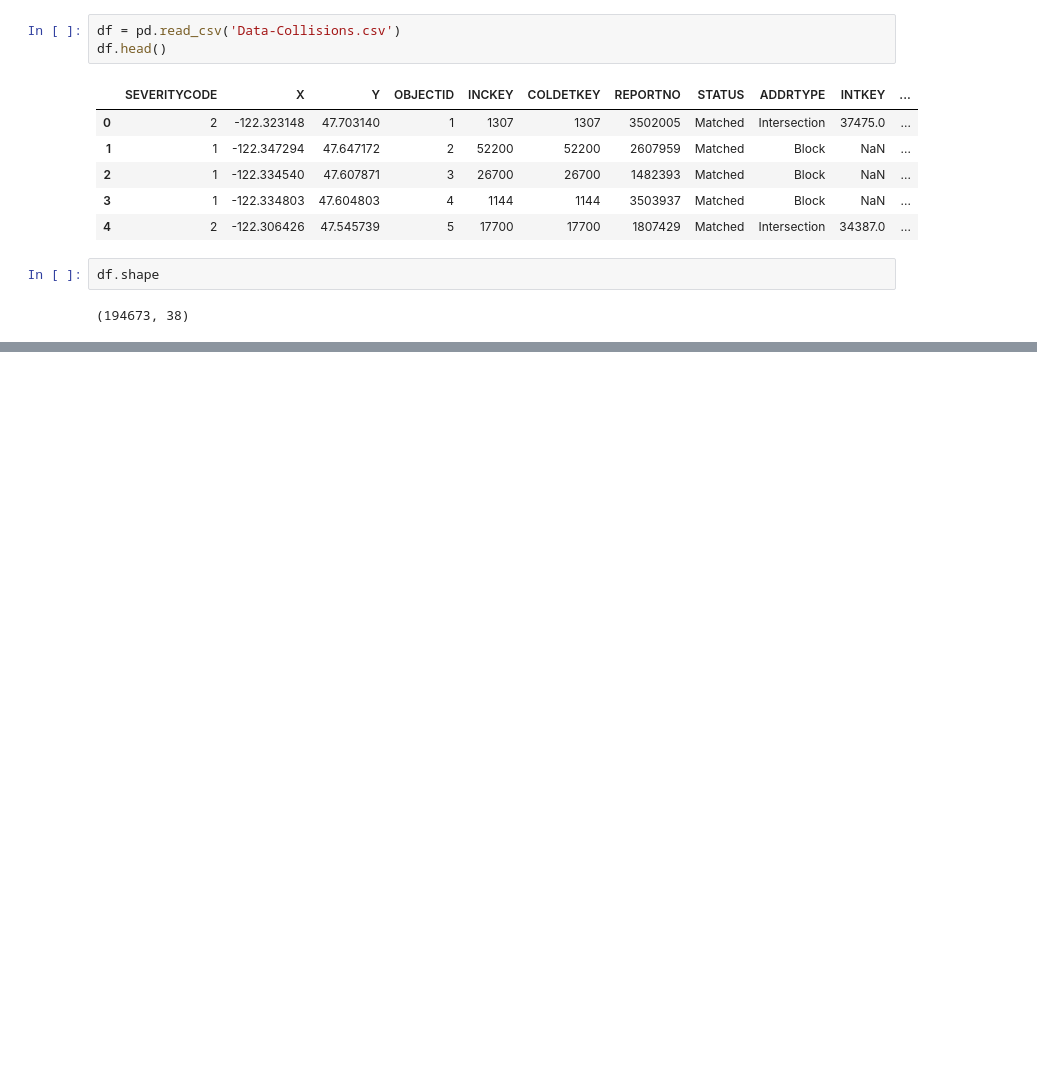
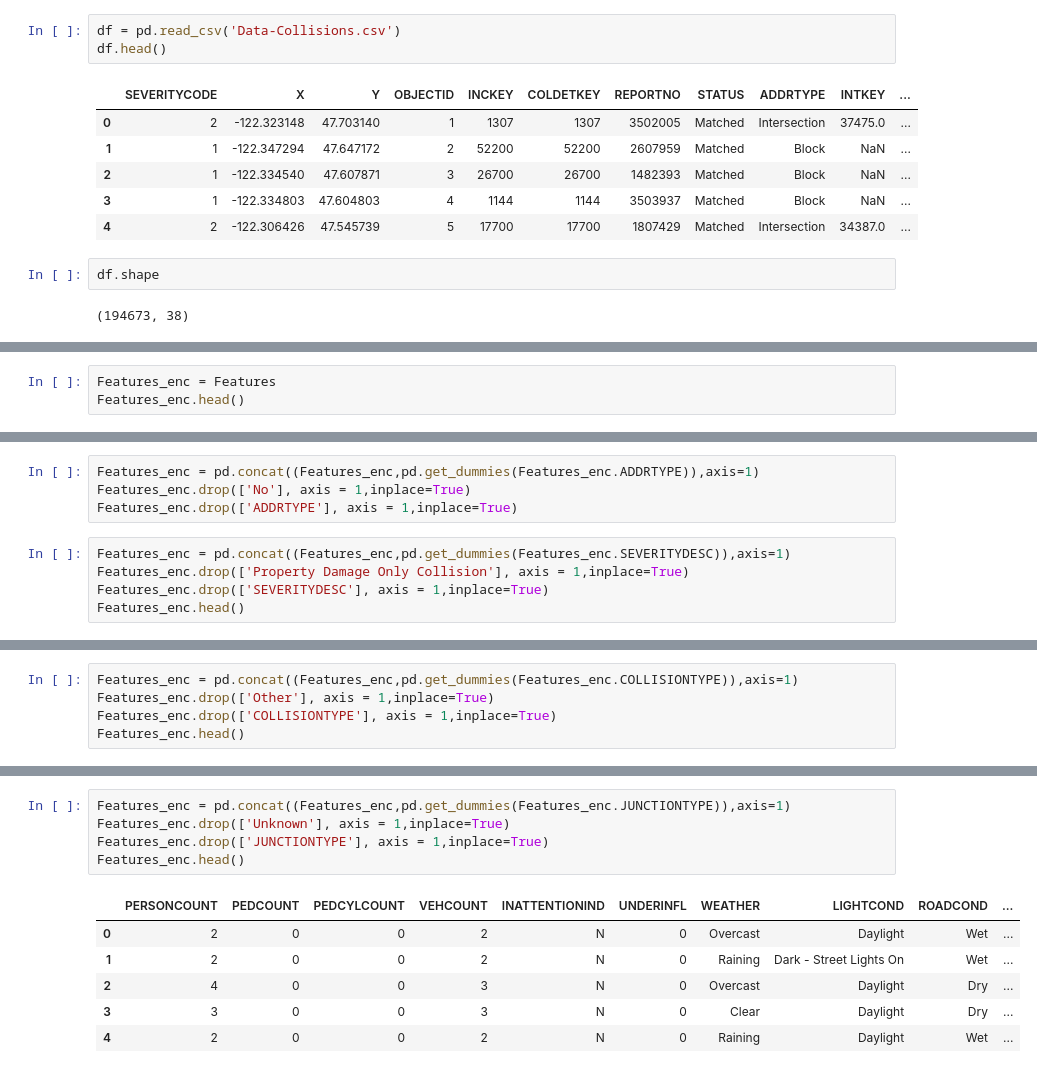
Before and after one commit to DomStue/Coursera_Capstone, a Jupyter notebook: Capstone.ipynb, the cells around one changed output, grey strips where cells are left out. Cells and saved outputs as stored; diff of their text form; blank space fills up the shorter version.

```diff
--- a/Capstone.ipynb
+++ b/Capstone.ipynb
@@ -78,0 +289,3 @@ Name: ROADCOND, dtype: object
+# %%
+Features_enc = Features
+Features_enc.head()
@@ -78,0 +313,9 @@ Name: ROADCOND, dtype: object
+# %%
+Features_enc = pd.concat((Features_enc,pd.get_dummies(Features_enc.ADDRTYPE)),axis=1)
+Features_enc.drop(['No'], axis = 1,inplace=True)
+Features_enc.drop(['ADDRTYPE'], axis = 1,inplace=True)
+# %%
+Features_enc = pd.concat((Features_enc,pd.get_dummies(Features_enc.SEVERITYDESC)),axis=1)
+Features_enc.drop(['Property Damage Only Collision'], axis = 1,inplace=True)
+Features_enc.drop(['SEVERITYDESC'], axis = 1,inplace=True)
+Features_enc.head()
@@ -78,0 +329,5 @@ Name: ROADCOND, dtype: object
+# %%
+Features_enc = pd.concat((Features_enc,pd.get_dummies(Features_enc.COLLISIONTYPE)),axis=1)
+Features_enc.drop(['Other'], axis = 1,inplace=True)
+Features_enc.drop(['COLLISIONTYPE'], axis = 1,inplace=True)
+Features_enc.head()
@@ -78,0 +341,12 @@ Name: ROADCOND, dtype: object
+# %%
+Features_enc = pd.concat((Features_enc,pd.get_dummies(Features_enc.JUNCTIONTYPE)),axis=1)
+Features_enc.drop(['Unknown'], axis = 1,inplace=True)
+Features_enc.drop(['JUNCTIONTYPE'], axis = 1,inplace=True)
+Features_enc.head()
+# %% [output]
+|  | PERSONCOUNT | PEDCOUNT | PEDCYLCOUNT | VEHCOUNT | INATTENTIONIND | UNDERINFL | WEATHER | LIGHTCOND | ROADCOND | ... |
+| 0 | 2 | 0 | 0 | 2 | N | 0 | Overcast | Daylight | Wet | ... |
+| 1 | 2 | 0 | 0 | 2 | N | 0 | Raining | Dark - Street Lights On | Wet | ... |
+| 2 | 4 | 0 | 0 | 3 | N | 0 | Overcast | Daylight | Dry | ... |
+| 3 | 3 | 0 | 0 | 3 | N | 0 | Clear | Daylight | Dry | ... |
+| 4 | 2 | 0 | 0 | 2 | N | 0 | Raining | Daylight | Wet | ... |
```
Also changed, not shown: parts of 64 cells of this notebook.
